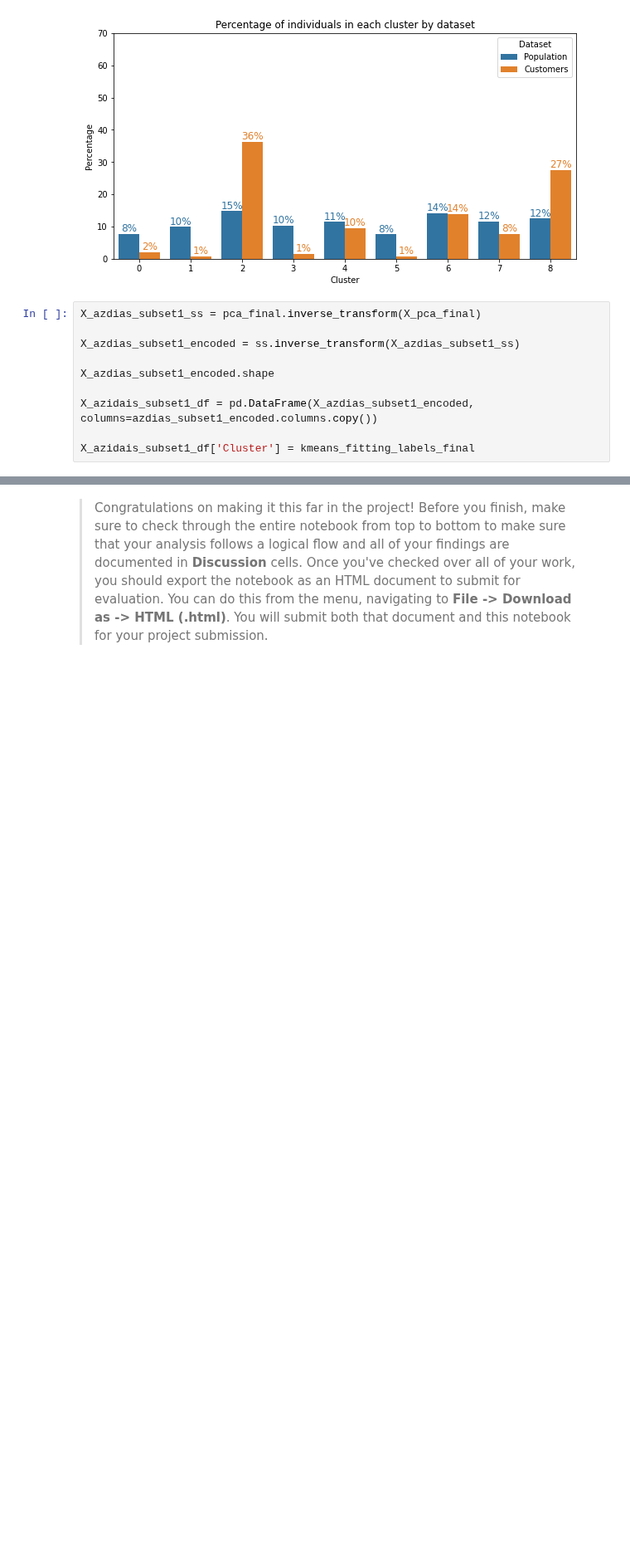
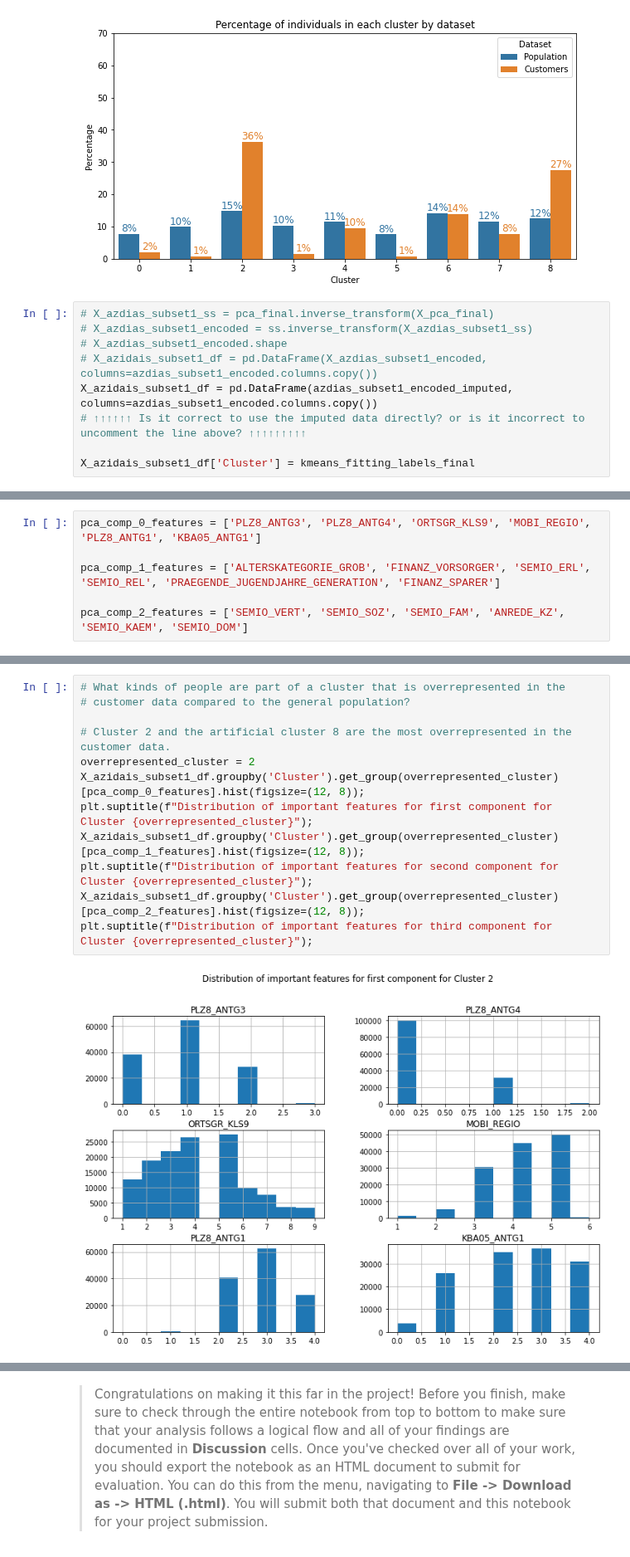
Before and after one commit to walidsi/identify-customer-segments, a Jupyter notebook: Identify_Customer_Segments.ipynb, the cells around one changed output, grey strips where cells are left out. Shown at 83% size. Drawn from its saved outputs; the diff is of its cells as text; blank space fills up the shorter version.

Commit message:
fix: analysis points and plots for Compare Customer Data to Demographics Data

```diff
--- a/Identify_Customer_Segments.ipynb
+++ b/Identify_Customer_Segments.ipynb
@@ -1194,12 +1194,11 @@ plt.title("Percentage of individuals in each cluster by dataset")
 Text(0.5, 1.0, 'Percentage of individuals in each cluster by dataset')
 [figure]
 # %%
-X_azdias_subset1_ss = pca_final.inverse_transform(X_pca_final)
-
-X_azdias_subset1_encoded = ss.inverse_transform(X_azdias_subset1_ss)
-
-X_azdias_subset1_encoded.shape
-
-X_azidais_subset1_df = pd.DataFrame(X_azdias_subset1_encoded, columns=azdias_subset1_encoded.columns.copy())
+# X_azdias_subset1_ss = pca_final.inverse_transform(X_pca_final)
+# X_azdias_subset1_encoded = ss.inverse_transform(X_azdias_subset1_ss)
+# X_azdias_subset1_encoded.shape
+# X_azidais_subset1_df = pd.DataFrame(X_azdias_subset1_encoded, columns=azdias_subset1_encoded.columns.copy())
+X_azidais_subset1_df = pd.DataFrame(azdias_subset1_encoded_imputed, columns=azdias_subset1_encoded.columns.copy())
+# ↑↑↑↑↑↑ Is it correct to use the imputed data directly? or is it incorrect to uncomment the line above? ↑↑↑↑↑↑↑↑↑
 
 X_azidais_subset1_df['Cluster'] = kmeans_fitting_labels_final
@@ -1224,0 +1205,6 @@ Name: 1, Length: 63, dtype: float64
+# %%
+pca_comp_0_features = ['PLZ8_ANTG3', 'PLZ8_ANTG4', 'ORTSGR_KLS9', 'MOBI_REGIO', 'PLZ8_ANTG1', 'KBA05_ANTG1']
+
+pca_comp_1_features = ['ALTERSKATEGORIE_GROB', 'FINANZ_VORSORGER', 'SEMIO_ERL', 'SEMIO_REL', 'PRAEGENDE_JUGENDJAHRE_GENERATION', 'FINANZ_SPARER']
+
+pca_comp_2_features = ['SEMIO_VERT', 'SEMIO_SOZ', 'SEMIO_FAM', 'ANREDE_KZ', 'SEMIO_KAEM', 'SEMIO_DOM']
@@ -1224,0 +1222,14 @@ Name: 1, Length: 63, dtype: float64
+# %%
+# What kinds of people are part of a cluster that is overrepresented in the
+# customer data compared to the general population?
+
+# Cluster 2 and the artificial cluster 8 are the most overrepresented in the customer data.
+overrepresented_cluster = 2
+X_azidais_subset1_df.groupby('Cluster').get_group(overrepresented_cluster)[pca_comp_0_features].hist(figsize=(12, 8));
+plt.suptitle(f"Distribution of important features for first component for Cluster {overrepresented_cluster}");
+X_azidais_subset1_df.groupby('Cluster').get_group(overrepresented_cluster)[pca_comp_1_features].hist(figsize=(12, 8));
+plt.suptitle(f"Distribution of important features for second component for Cluster {overrepresented_cluster}");
+X_azidais_subset1_df.groupby('Cluster').get_group(overrepresented_cluster)[pca_comp_2_features].hist(figsize=(12, 8));
+plt.suptitle(f"Distribution of important features for third component for Cluster {overrepresented_cluster}");
+# %% [output]
+[figure, added]
```
Also changed, not shown: parts of 7 cells of this notebook.
